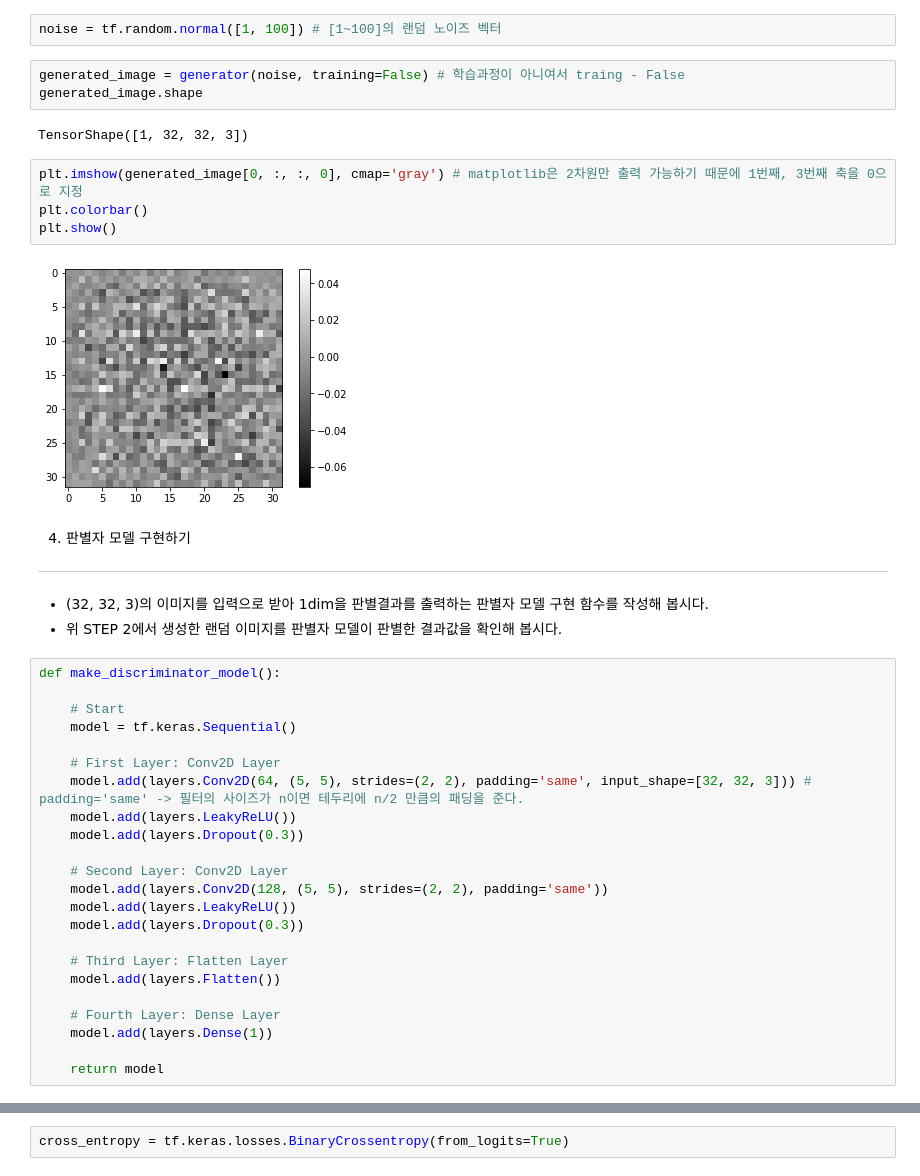
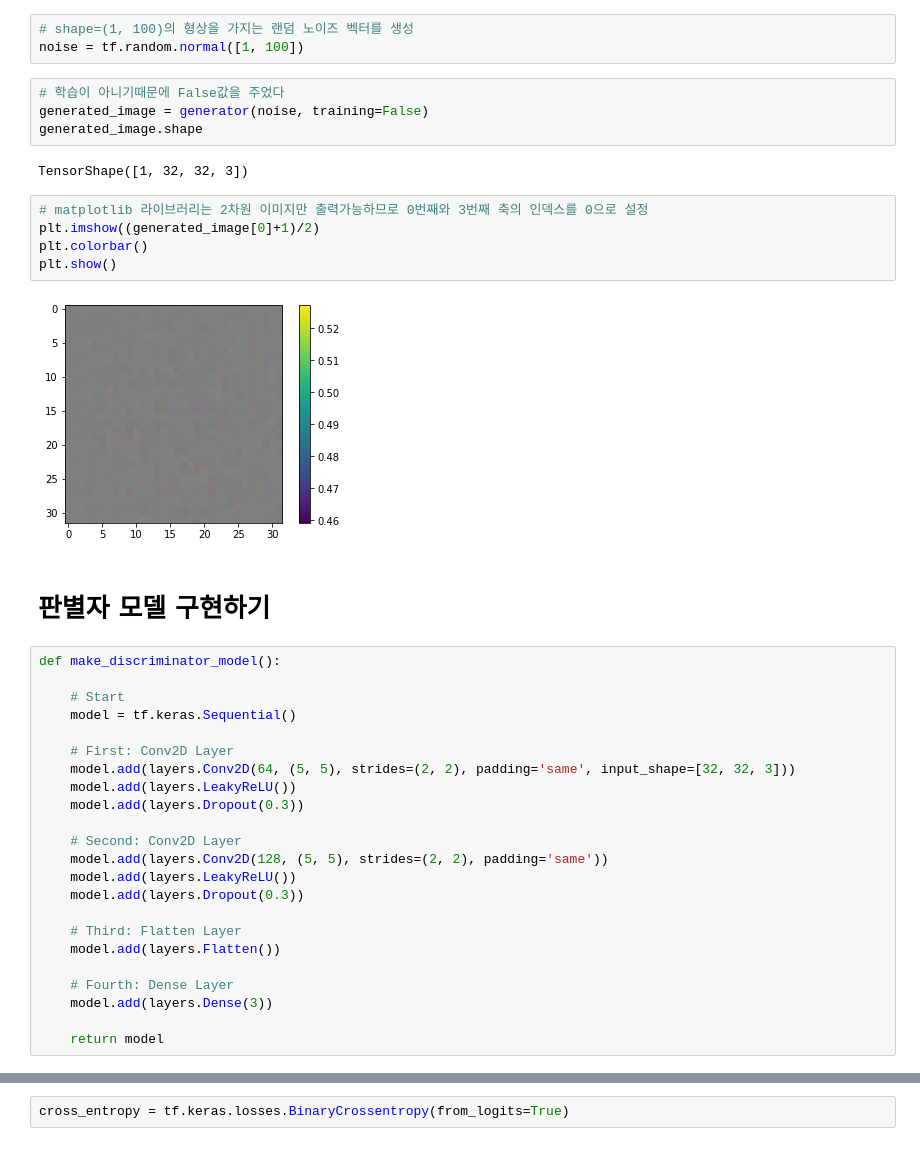
Before and after one commit to fmfmsd/Chamchee, a Jupyter notebook: Exploration2/Ex11/Exploration11.ipynb, the cells around one changed output, grey strips where cells are left out. Saved outputs shown, nothing was run; the diff lists cells and outputs as text.

```diff
--- a/Exploration2/Ex11/Exploration11.ipynb
+++ b/Exploration2/Ex11/Exploration11.ipynb
@@ -166,47 +122,45 @@ Total params: 2,733,504
 Trainable params: 2,700,352
 Non-trainable params: 33,152
 _________________________________________________________________
-# %%
-noise = tf.random.normal([1, 100]) # [1~100]의 랜덤 노이즈 벡터
+# %%
+# shape=(1, 100)의 형상을 가지는 랜덤 노이즈 벡터를 생성
+noise = tf.random.normal([1, 100])
 # %%
-generated_image = generator(noise, training=False) # 학습과정이 아니여서 traing - False
+# 학습이 아니기때문에 False값을 주었다
+generated_image = generator(noise, training=False)
 generated_image.shape
 # %% [output]
 TensorShape([1, 32, 32, 3])
-# %%
-plt.imshow(generated_image[0, :, :, 0], cmap='gray') # matplotlib은 2차원만 출력 가능하기 때문에 1번째, 3번째 축을 0으로 지정
-plt.colorbar()
-plt.show()
-# %% [output]
-[figure, removed]
-# %% [markdown]
-4. 판별자 모델 구현하기
-
----
-
-- (32, 32, 3)의 이미지를 입력으로 받아 1dim을 판별결과를 출력하는 판별자 모델 구현 함수를 작성해 봅시다.
-- 위 STEP 2에서 생성한 랜덤 이미지를 판별자 모델이 판별한 결과값을 확인해 봅시다.
+# %%
+# matplotlib 라이브러리는 2차원 이미지만 출력가능하므로 0번째와 3번째 축의 인덱스를 0으로 설정
+plt.imshow((generated_image[0]+1)/2)
+plt.colorbar()
+plt.show()
+# %% [output]
+[figure, added]
+# %% [markdown]
+# 판별자 모델 구현하기
 # %%
 def make_discriminator_model():
 
     # Start
     model = tf.keras.Sequential()
 
-    # First Layer: Conv2D Layer
-    model.add(layers.Conv2D(64, (5, 5), strides=(2, 2), padding='same', input_shape=[32, 32, 3])) # padding='same' -> 필터의 사이즈가 n이면 테두리에 n/2 만큼의 패딩을 준다.
+    # First: Conv2D Layer
+    model.add(layers.Conv2D(64, (5, 5), strides=(2, 2), padding='same', input_shape=[32, 32, 3]))
     model.add(layers.LeakyReLU())
     model.add(layers.Dropout(0.3))
 
-    # Second Layer: Conv2D Layer
+    # Second: Conv2D Layer
     model.add(layers.Conv2D(128, (5, 5), strides=(2, 2), padding='same'))
     model.add(layers.LeakyReLU())
     model.add(layers.Dropout(0.3))
 
-    # Third Layer: Flatten Layer
+    # Third: Flatten Layer
     model.add(layers.Flatten())
 
-    # Fourth Layer: Dense Layer
-    model.add(layers.Dense(1))
+    # Fourth: Dense Layer
+    model.add(layers.Dense(3))
 
     return model
 # %%
```
Also changed, not shown: parts of 54 cells of this notebook.
